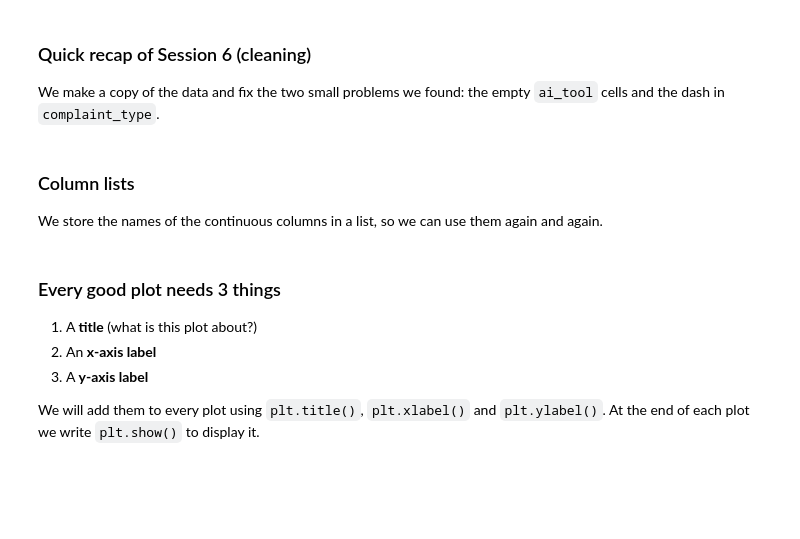
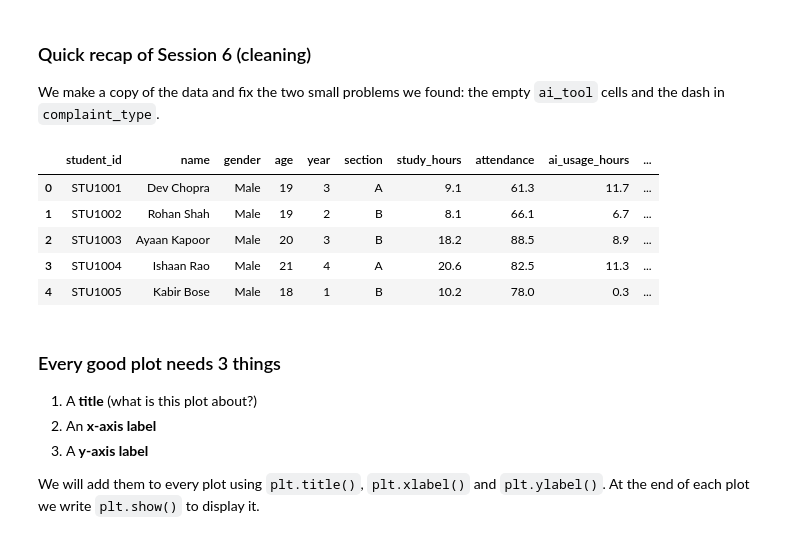
Before and after one commit to R-code11/colab-notebooks-python, a Jupyter notebook: sessions/session-7/Python_Session_7.ipynb, the cells around one changed output. Cells and saved outputs as stored; diff of their text form; code cells hidden in the pictures; blank space fills up the shorter version.

```diff
--- a/sessions/session-7/Python_Session_7.ipynb
+++ b/sessions/session-7/Python_Session_7.ipynb
@@ -54,11 +42,13 @@ We make a copy of the data and fix the two small problems we found: the empty `a
 # %%
 df_clean = df.copy()
 
 df_clean["ai_tool"] = df_clean["ai_tool"].fillna("No Tool")
-df_clean["complaint_type"] = df_clean["complaint_type"].replace("-", "No Complaint")
 
 df_clean.head()
+# %% [output]
+|  | student_id | name | gender | age | year | section | study_hours | attendance | ai_usage_hours | ... |
+| 0 | STU1001 | Dev Chopra | Male | 19 | 3 | A | 9.1 | 61.3 | 11.7 | ... |
+| 1 | STU1002 | Rohan Shah | Male | 19 | 2 | B | 8.1 | 66.1 | 6.7 | ... |
+| 2 | STU1003 | Ayaan Kapoor | Male | 20 | 3 | B | 18.2 | 88.5 | 8.9 | ... |
+| 3 | STU1004 | Ishaan Rao | Male | 21 | 4 | A | 20.6 | 82.5 | 11.3 | ... |
+| 4 | STU1005 | Kabir Bose | Male | 18 | 1 | B | 10.2 | 78.0 | 0.3 | ... |
-# %% [markdown]
-### Column lists
-
-We store the names of the continuous columns in a list, so we can use them again and again.
```
Also changed, not shown: parts of 95 cells of this notebook.
